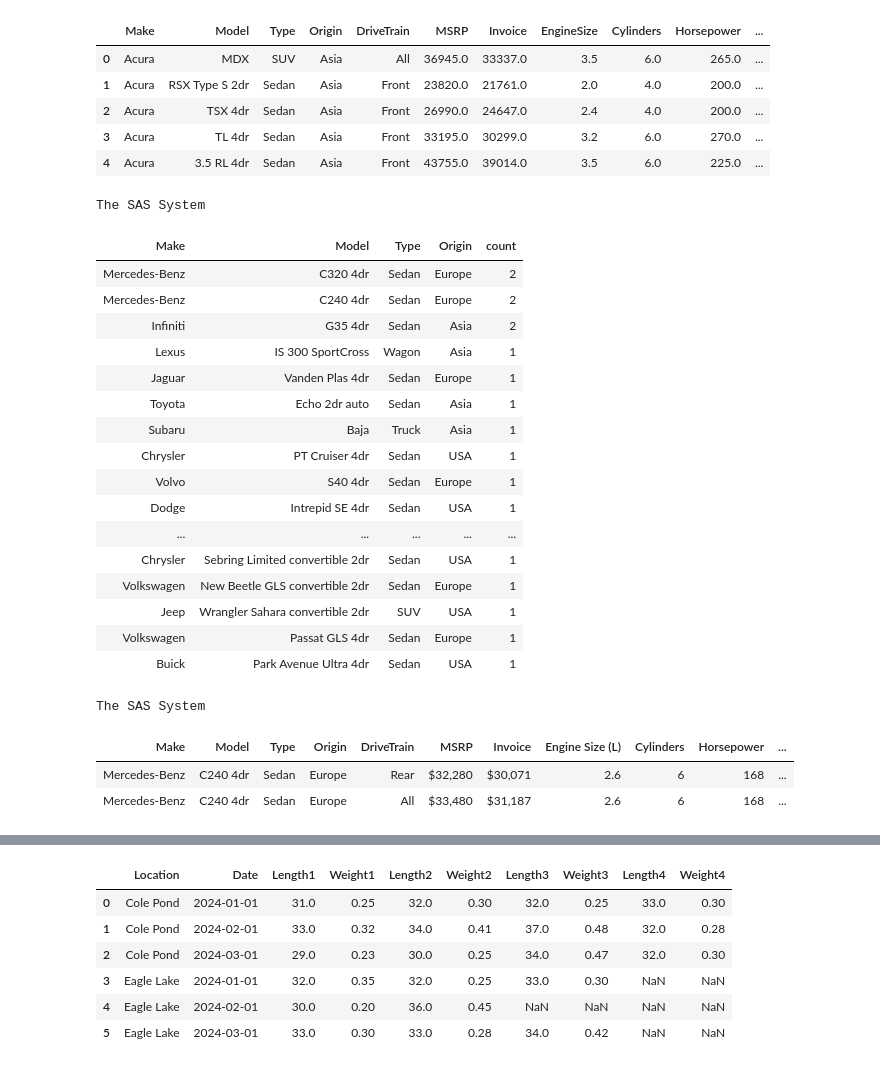
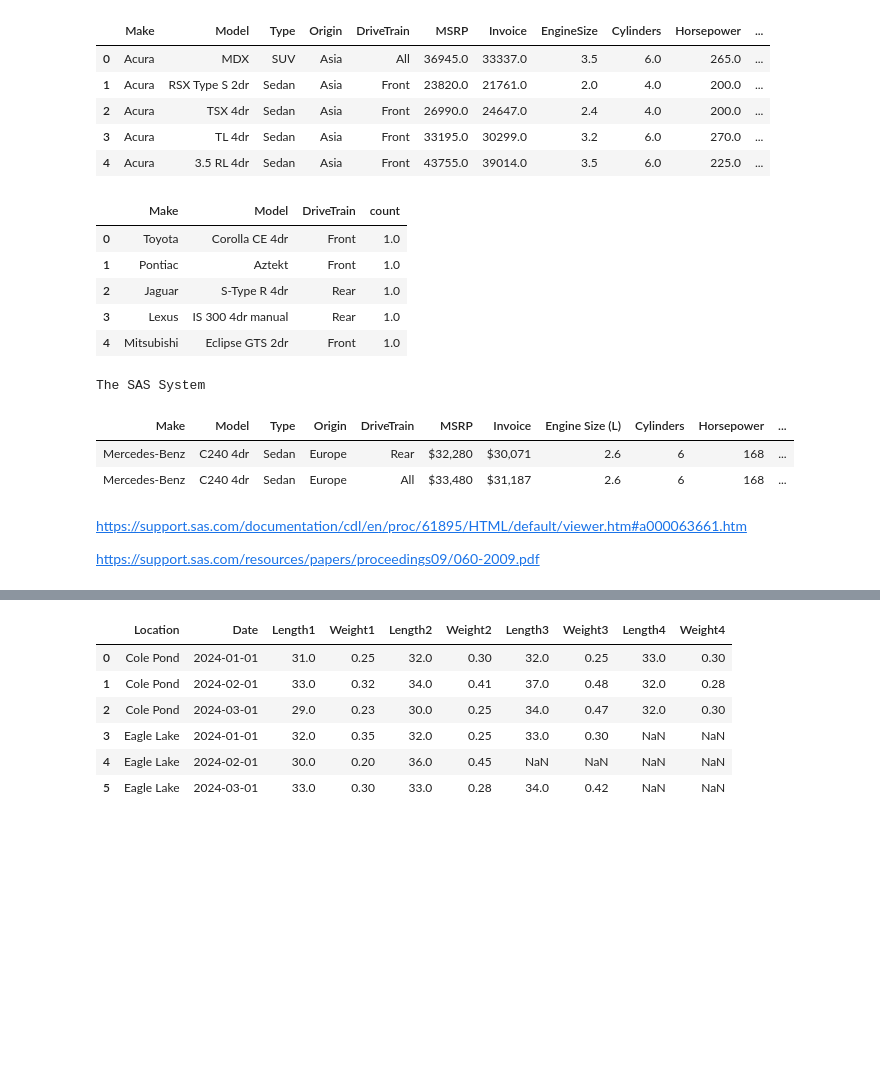
Before and after one commit to 0xdomyz/sas_collection, a Jupyter notebook: data/proc_transpose.ipynb, the cells around one changed output, grey strips where cells are left out. Cells and saved outputs as stored; diff of their text form; code cells hidden in the pictures; blank space fills up the shorter version.

Commit message:
update proc transpose

```diff
--- a/data/proc_transpose.ipynb
+++ b/data/proc_transpose.ipynb
@@ -20,40 +20,28 @@ sd.head()
 # %%
 res = sas.submit(
 '''
 PROC sql;
+create table df as
 select
     make,
     model,
-    type,
-    origin,
+    drivetrain,
     count(*) as count
 from
     sashelp.cars
 group by
-    1,2,3,4
+    1,2,3
 order by count desc
 '''
 )
-HTML(res['LST'])
+sas.sasdata('df').head()
 # %% [output]
-The SAS System
-| Make | Model | Type | Origin | count |
-| Mercedes-Benz | C320 4dr | Sedan | Europe | 2 |
-| Mercedes-Benz | C240 4dr | Sedan | Europe | 2 |
-| Infiniti | G35 4dr | Sedan | Asia | 2 |
-| Lexus | IS 300 SportCross | Wagon | Asia | 1 |
-| Jaguar | Vanden Plas 4dr | Sedan | Europe | 1 |
-| Toyota | Echo 2dr auto | Sedan | Asia | 1 |
-| Subaru | Baja | Truck | Asia | 1 |
-| Chrysler | PT Cruiser 4dr | Sedan | USA | 1 |
-| Volvo | S40 4dr | Sedan | Europe | 1 |
-| Dodge | Intrepid SE 4dr | Sedan | USA | 1 |
-| ... | ... | ... | ... | ... |
-| Chrysler | Sebring Limited convertible 2dr | Sedan | USA | 1 |
-| Volkswagen | New Beetle GLS convertible 2dr | Sedan | Europe | 1 |
-| Jeep | Wrangler Sahara convertible 2dr | SUV | USA | 1 |
-| Volkswagen | Passat GLS 4dr | Sedan | Europe | 1 |
-| Buick | Park Avenue Ultra 4dr | Sedan | USA | 1 |
+|  | Make | Model | DriveTrain | count |
+| 0 | Toyota | Corolla CE 4dr | Front | 1.0 |
+| 1 | Pontiac | Aztekt | Front | 1.0 |
+| 2 | Jaguar | S-Type R 4dr | Rear | 1.0 |
+| 3 | Lexus | IS 300 4dr manual | Rear | 1.0 |
+| 4 | Mitsubishi | Eclipse GTS 2dr | Front | 1.0 |
 # %%
 res = sas.submit(
 '''
@@ -72,6 +60,10 @@ The SAS System
 | Make | Model | Type | Origin | DriveTrain | MSRP | Invoice | Engine Size (L) | Cylinders | Horsepower | ... |
 | Mercedes-Benz | C240 4dr | Sedan | Europe | Rear | $32,280 | $30,071 | 2.6 | 6 | 168 | ... |
 | Mercedes-Benz | C240 4dr | Sedan | Europe | All | $33,480 | $31,187 | 2.6 | 6 | 168 | ... |
+# %% [markdown]
+https://support.sas.com/documentation/cdl/en/proc/61895/HTML/default/viewer.htm#a000063661.htm
+
+https://support.sas.com/resources/papers/proceedings09/060-2009.pdf
 # %%
 sas.submitLOG(
 '''
```
Also changed, not shown: parts of 2 cells of this notebook.
